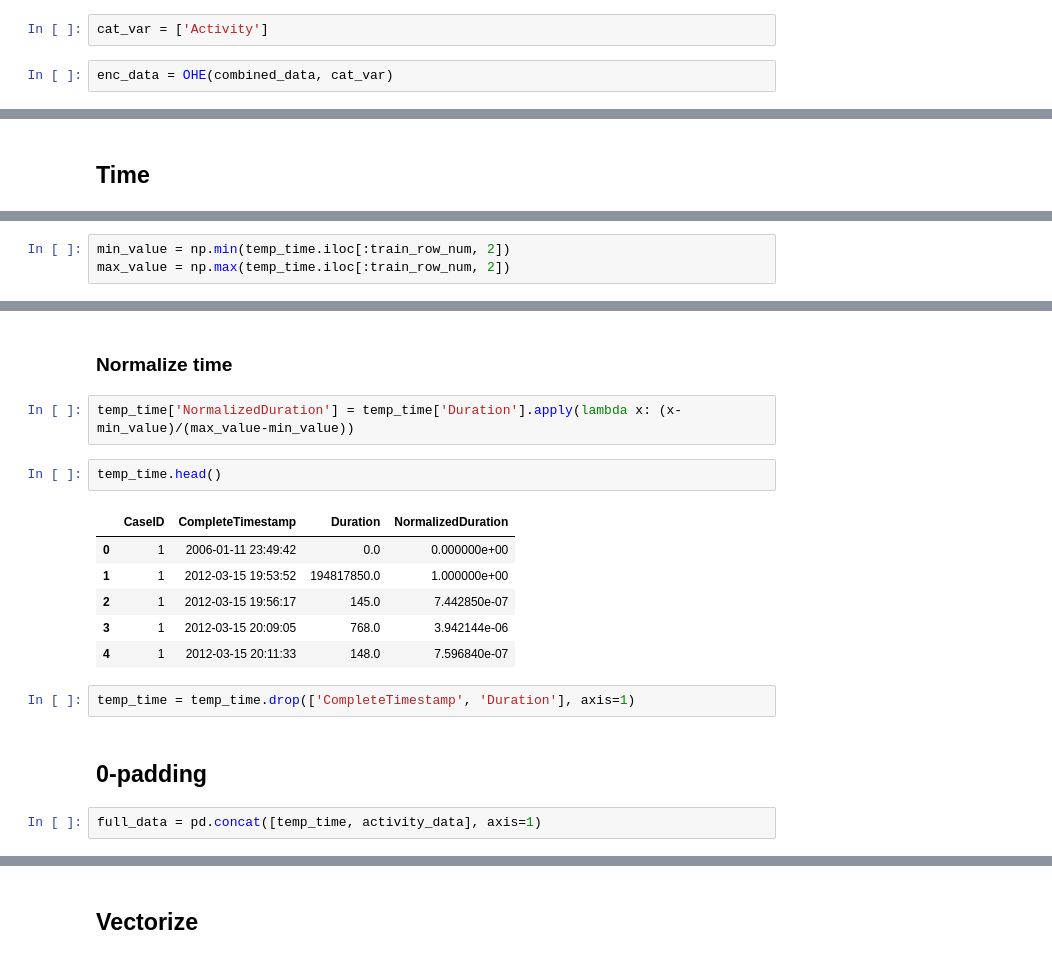
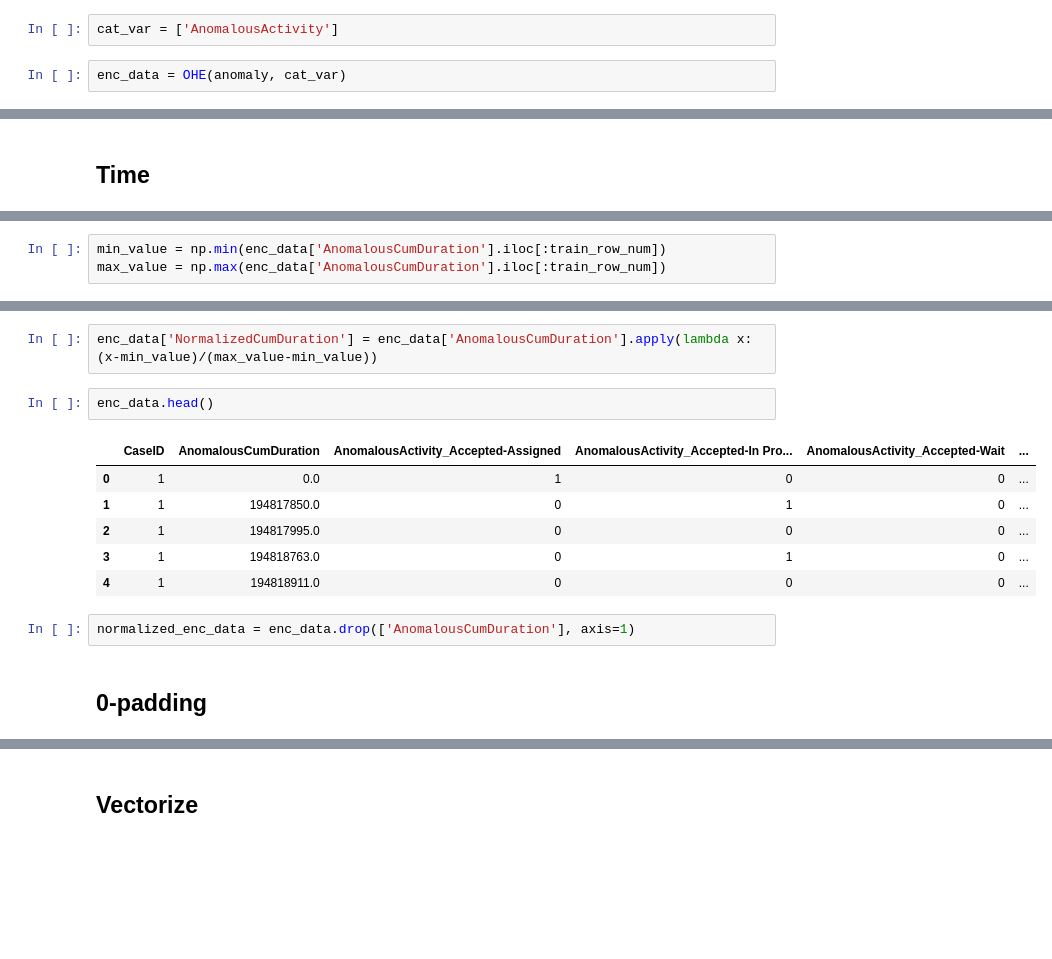
Before and after one commit to hoangnguyen3892/multivariate-anomaly-detection-for-event-logs, a Jupyter notebook: data_preprocessing/data_preparation.ipynb, the cells around one changed output, grey strips where cells are left out. Cells and saved outputs as stored; diff of their text form; blank space fills up the shorter version.

```diff
--- a/data_preprocessing/data_preparation.ipynb
+++ b/data_preprocessing/data_preparation.ipynb
@@ -255,9 +453,9 @@ combined_data.head()
 # %% [markdown]
 ## Activity
 # %%
-cat_var = ['Activity']
+cat_var = ['AnomalousActivity']
 # %%
-enc_data = OHE(combined_data, cat_var)
+enc_data = OHE(anomaly, cat_var)
 # %%
 enc_data.head()
 # %% [output]
@@ -307,6 +470,6 @@ temp_time.head()
 # %%
-min_value = np.min(temp_time.iloc[:train_row_num, 2])
-max_value = np.max(temp_time.iloc[:train_row_num, 2])
+min_value = np.min(enc_data['AnomalousCumDuration'].iloc[:train_row_num])
+max_value = np.max(enc_data['AnomalousCumDuration'].iloc[:train_row_num])
 # %%
 print('Min used for normalization: {}'.format(min_value))
 print('Max used for normalization: {}'.format(max_value))
@@ -316,20 +479,16 @@ Max used for normalization: 194817850.0
-# %% [markdown]
-### Normalize time
 # %%
-temp_time['NormalizedDuration'] = temp_time['Duration'].apply(lambda x: (x-min_value)/(max_value-min_value))
+enc_data['NormalizedCumDuration'] = enc_data['AnomalousCumDuration'].apply(lambda x: (x-min_value)/(max_value-min_value))
 # %%
-temp_time.head()
+enc_data.head()
 # %% [output]
-|  | CaseID | CompleteTimestamp | Duration | NormalizedDuration |
-| 0 | 1 | 2006-01-11 23:49:42 | 0.0 | 0.000000e+00 |
-| 1 | 1 | 2012-03-15 19:53:52 | 194817850.0 | 1.000000e+00 |
-| 2 | 1 | 2012-03-15 19:56:17 | 145.0 | 7.442850e-07 |
-| 3 | 1 | 2012-03-15 20:09:05 | 768.0 | 3.942144e-06 |
-| 4 | 1 | 2012-03-15 20:11:33 | 148.0 | 7.596840e-07 |
+|  | CaseID | AnomalousCumDuration | AnomalousActivity_Accepted-Assigned | AnomalousActivity_Accepted-In Pro... | AnomalousActivity_Accepted-Wait | ... |
+| 0 | 1 | 0.0 | 1 | 0 | 0 | ... |
+| 1 | 1 | 194817850.0 | 0 | 1 | 0 | ... |
+| 2 | 1 | 194817995.0 | 0 | 0 | 0 | ... |
+| 3 | 1 | 194818763.0 | 0 | 1 | 0 | ... |
+| 4 | 1 | 194818911.0 | 0 | 0 | 0 | ... |
 # %%
-temp_time = temp_time.drop(['CompleteTimestamp', 'Duration'], axis=1)
+normalized_enc_data = enc_data.drop(['AnomalousCumDuration'], axis=1)
 # %% [markdown]
 ## 0-padding
-# %%
-full_data = pd.concat([temp_time, activity_data], axis=1)
 # %%
```
Also changed, not shown: parts of 89 cells of this notebook, 4 other files.
